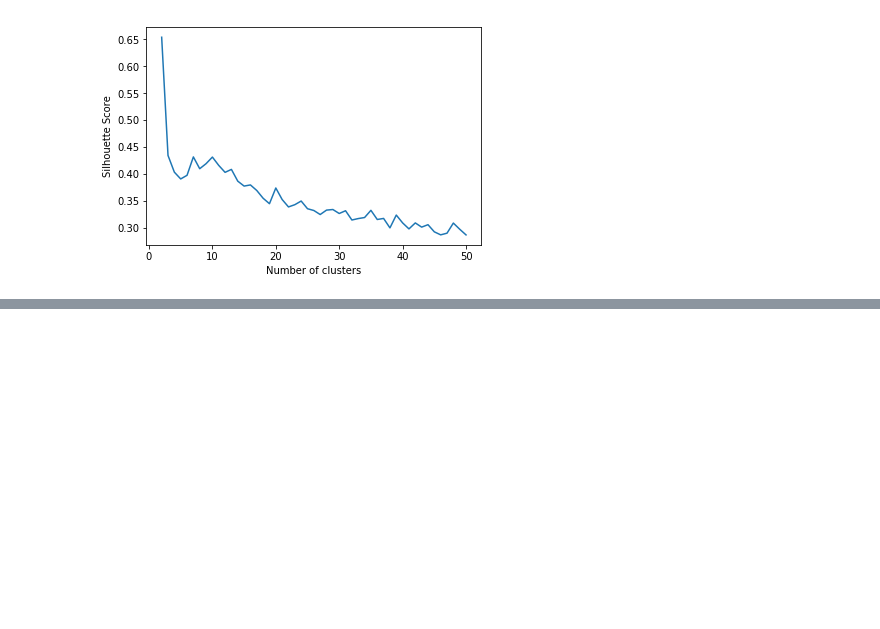
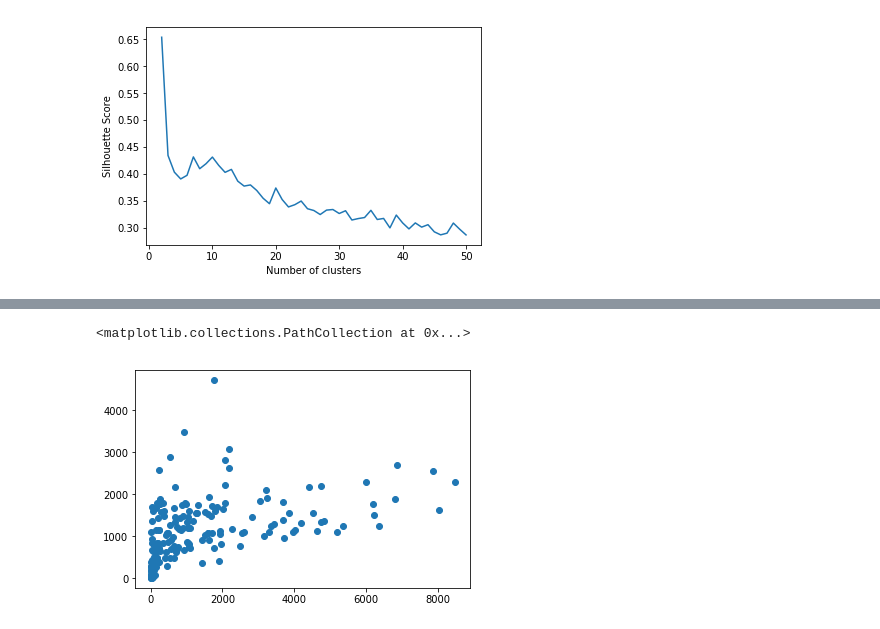
Before and after one commit to data-mechanics/course-2018-spr-proj, a Jupyter notebook: jhs2018_rpm1995/cs591 testing.ipynb, the cells around one changed output, grey strips where cells are left out. Saved outputs shown, nothing was run; the diff lists cells and outputs as text; code cells hidden in the pictures; blank space fills up the shorter version.

```diff
--- a/jhs2018_rpm1995/cs591 testing.ipynb
+++ b/jhs2018_rpm1995/cs591 testing.ipynb
@@ -125,0 +192,5 @@ sc_evaluate_clusters(df1[['charge_count','latitude','longitude']], 50)
+# %%
+plt.scatter(df4['crime_count'], df4['tree_count'])
+# %% [output]
+<matplotlib.collections.PathCollection at 0x...>
+[figure, added]
```
Also changed, not shown: parts of 18 cells of this notebook, 13 other files.
